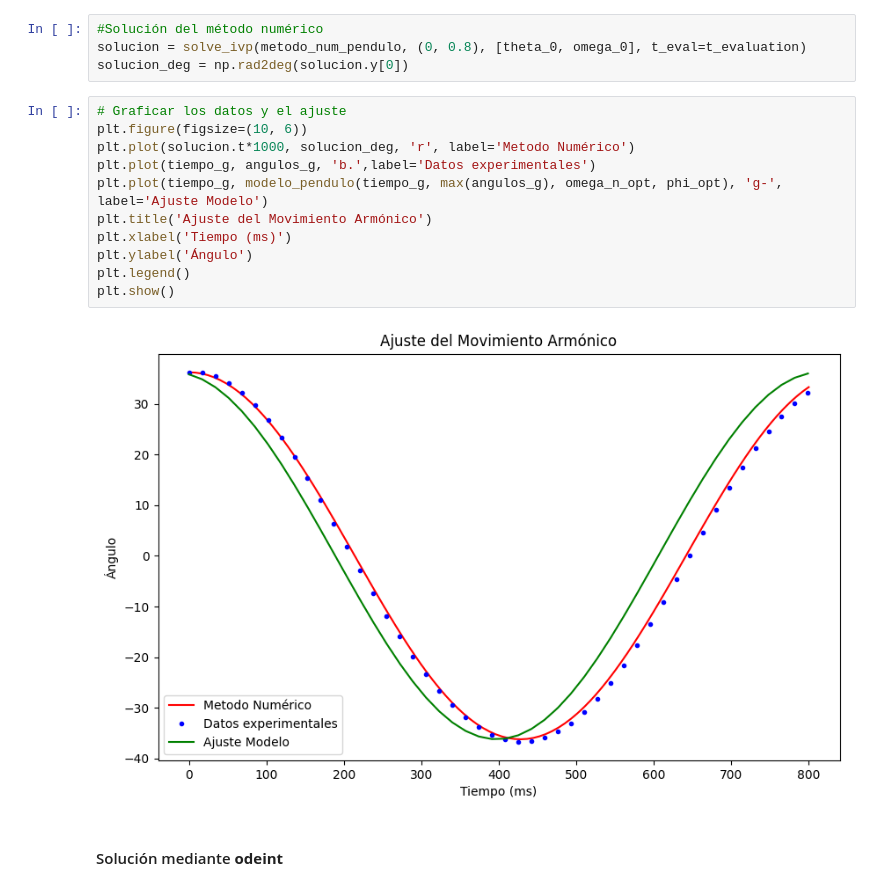
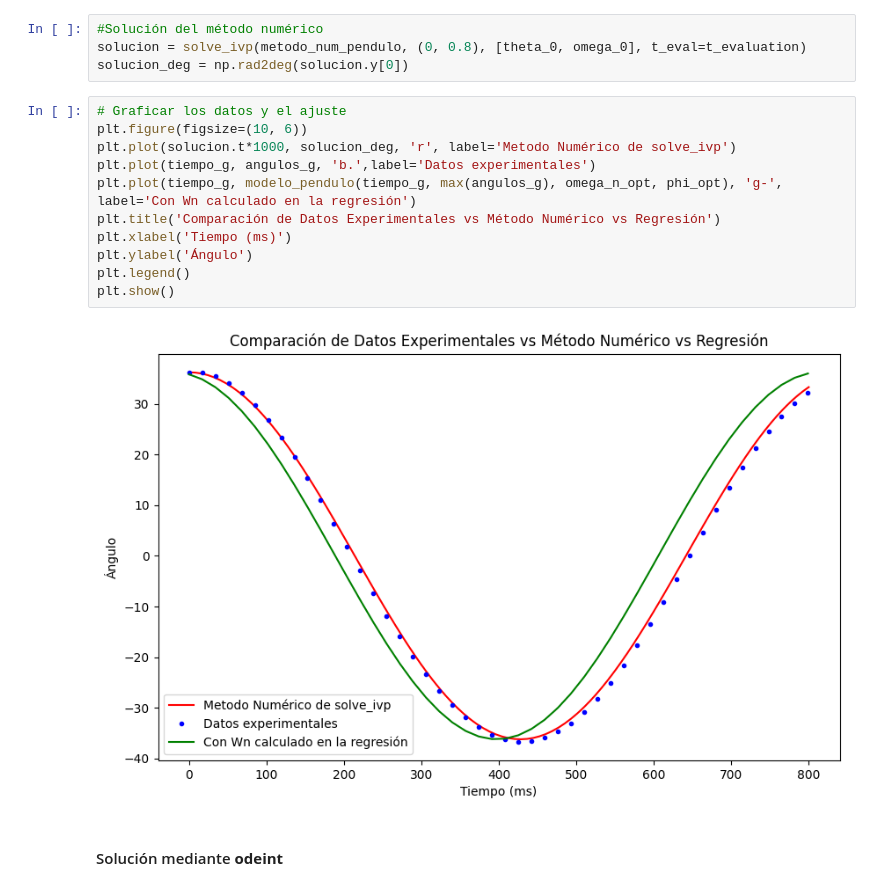
Before and after one commit to JuanMcd/ProgIngenieria_Pendulo, a Jupyter notebook: Labor_pendulo.ipynb, the cells around one changed output. Cells and saved outputs as stored; diff of their text form.

```diff
--- a/Labor_pendulo.ipynb
+++ b/Labor_pendulo.ipynb
@@ -112,16 +112,16 @@ solucion_deg = np.rad2deg(solucion.y[0])
 # %%
 # Graficar los datos y el ajuste
 plt.figure(figsize=(10, 6))
-plt.plot(solucion.t*1000, solucion_deg, 'r', label='Metodo Numérico')
+plt.plot(solucion.t*1000, solucion_deg, 'r', label='Metodo Numérico de solve_ivp')
 plt.plot(tiempo_g, angulos_g, 'b.',label='Datos experimentales')
-plt.plot(tiempo_g, modelo_pendulo(tiempo_g, max(angulos_g), omega_n_opt, phi_opt), 'g-', label='Ajuste Modelo')
-plt.title('Ajuste del Movimiento Armónico')
+plt.plot(tiempo_g, modelo_pendulo(tiempo_g, max(angulos_g), omega_n_opt, phi_opt), 'g-', label='Con Wn calculado en la regresión')
+plt.title('Comparación de Datos Experimentales vs Método Numérico vs Regresión')
 plt.xlabel('Tiempo (ms)')
 plt.ylabel('Ángulo')
 plt.legend()
 plt.show()
 # %% [output]
-[figure, old version]
+[figure, new version]
 # %% [markdown]
 #### Solución mediante **odeint**
 # %%
```
Also changed, not shown: parts of 2 cells of this notebook.
